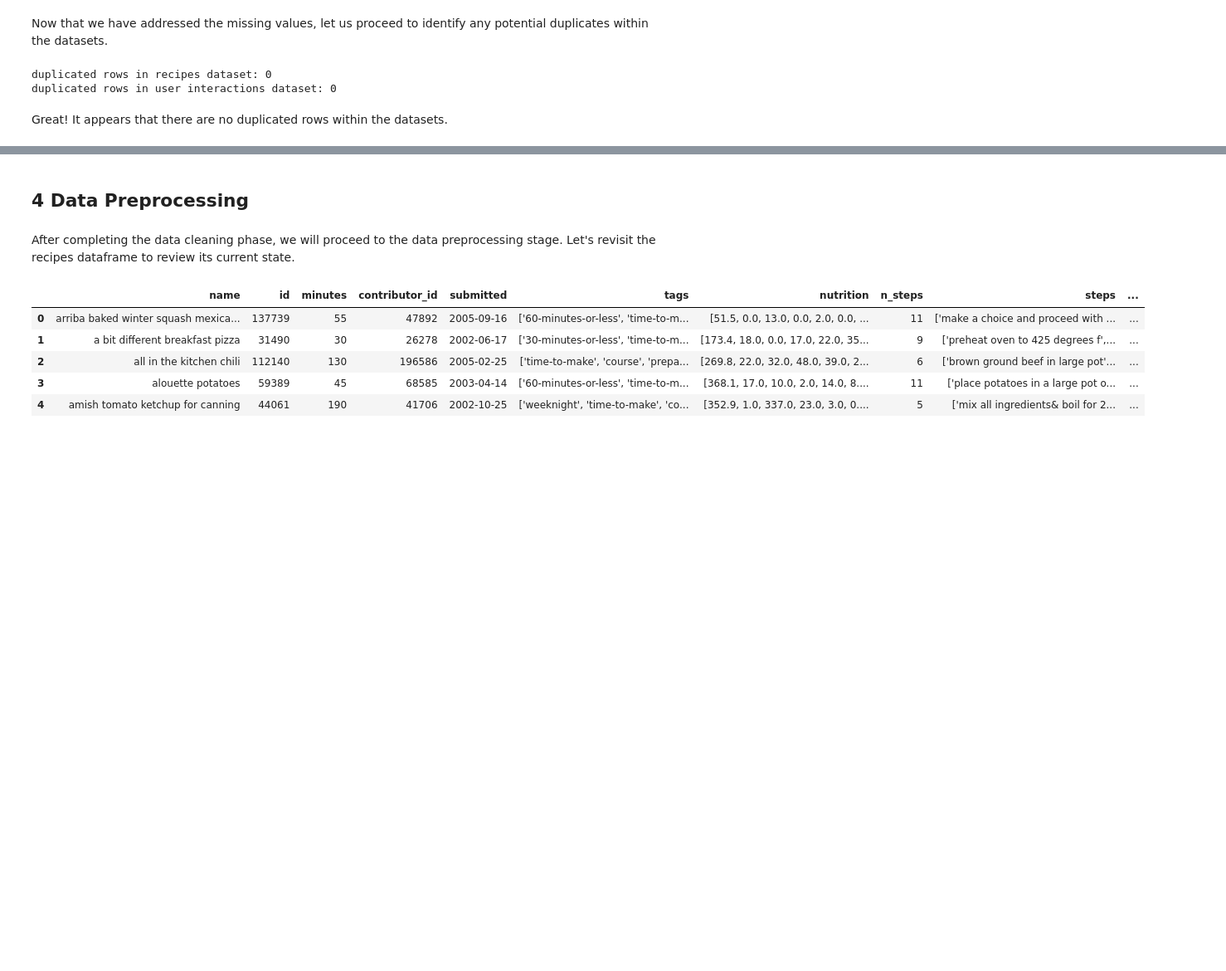
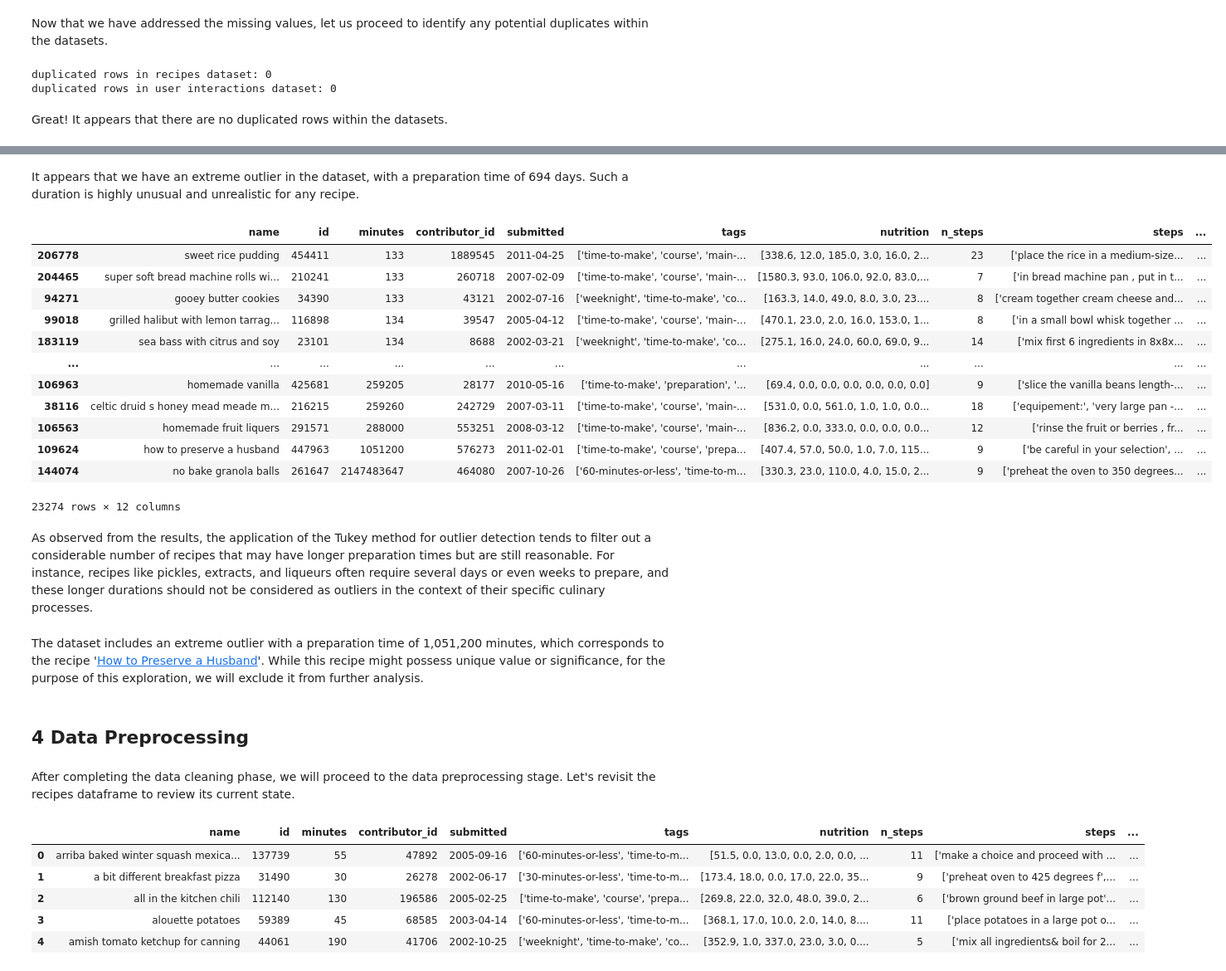
Before and after one commit to kli210/recipe_recommender_capstone, a Jupyter notebook: data_preprocessing.ipynb, the cells around one changed output, grey strips where cells are left out. Shown: that part at 83% size. Saved outputs shown, nothing was run; the diff lists cells and outputs as text; code cells hidden in the pictures; blank space fills up the shorter version.

```diff
--- a/data_preprocessing.ipynb
+++ b/data_preprocessing.ipynb
@@ -341,3 +380,36 @@ Great! It appears that there are no duplicated rows within the datasets.
+# %% [markdown]
+It appears that we have an extreme outlier in the dataset, with a preparation time of 694 days. Such a duration is highly unusual and unrealistic for any recipe.
+# %%
+# Calculate the first quartile, third quartile and the interquartile range
+Q1 = raw_recipes_df['minutes'].quantile(0.25)
+Q3 = raw_recipes_df['minutes'].quantile(0.75)
+IQR = Q3 - Q1
+
+# Calculate the maximum value and minimum values according to the Tukey rule
+max_value = Q3 + 1.5 * IQR
+min_value = Q1 - 1.5 * IQR
+
+# Filter the data for values that are greater than max_value or less than min_value
+minutes_outliers = raw_recipes_df[(raw_recipes_df['minutes'] > max_value) | (raw_recipes_df['minutes'] < min_value)]
+minutes_outliers.sort_values('minutes')
+# %% [output]
+|  | name | id | minutes | contributor_id | submitted | tags | nutrition | n_steps | steps | ... |
+| 206778 | sweet rice pudding | 454411 | 133 | 1889545 | 2011-04-25 | ['time-to-make', 'course', 'main-... | [338.6, 12.0, 185.0, 3.0, 16.0, 2... | 23 | ['place the rice in a medium-size... | ... |
+| 204465 | super soft bread machine rolls wi... | 210241 | 133 | 260718 | 2007-02-09 | ['time-to-make', 'course', 'main-... | [1580.3, 93.0, 106.0, 92.0, 83.0,... | 7 | ['in bread machine pan , put in t... | ... |
+| 94271 | gooey butter cookies | 34390 | 133 | 43121 | 2002-07-16 | ['weeknight', 'time-to-make', 'co... | [163.3, 14.0, 49.0, 8.0, 3.0, 23.... | 8 | ['cream together cream cheese and... | ... |
+| 99018 | grilled halibut with lemon tarrag... | 116898 | 134 | 39547 | 2005-04-12 | ['time-to-make', 'course', 'main-... | [470.1, 23.0, 2.0, 16.0, 153.0, 1... | 8 | ['in a small bowl whisk together ... | ... |
+| 183119 | sea bass with citrus and soy | 23101 | 134 | 8688 | 2002-03-21 | ['weeknight', 'time-to-make', 'co... | [275.1, 16.0, 24.0, 60.0, 69.0, 9... | 14 | ['mix first 6 ingredients in 8x8x... | ... |
+| ... | ... | ... | ... | ... | ... | ... | ... | ... | ... | ... |
+| 106963 | homemade vanilla | 425681 | 259205 | 28177 | 2010-05-16 | ['time-to-make', 'preparation', '... | [69.4, 0.0, 0.0, 0.0, 0.0, 0.0, 0.0] | 9 | ['slice the vanilla beans length-... | ... |
+| 38116 | celtic druid s honey mead meade m... | 216215 | 259260 | 242729 | 2007-03-11 | ['time-to-make', 'course', 'main-... | [531.0, 0.0, 561.0, 1.0, 1.0, 0.0... | 18 | ['equipement:', 'very large pan -... | ... |
+| 106563 | homemade fruit liquers | 291571 | 288000 | 553251 | 2008-03-12 | ['time-to-make', 'course', 'main-... | [836.2, 0.0, 333.0, 0.0, 0.0, 0.0... | 12 | ['rinse the fruit or berries , fr... | ... |
+| 109624 | how to preserve a husband | 447963 | 1051200 | 576273 | 2011-02-01 | ['time-to-make', 'course', 'prepa... | [407.4, 57.0, 50.0, 1.0, 7.0, 115... | 9 | ['be careful in your selection', ... | ... |
+| 144074 | no bake granola balls | 261647 | 2147483647 | 464080 | 2007-10-26 | ['60-minutes-or-less', 'time-to-m... | [330.3, 23.0, 110.0, 4.0, 15.0, 2... | 9 | ['preheat the oven to 350 degrees... | ... |
+23274 rows × 12 columns
+# %% [markdown]
+As observed from the results, the application of the Tukey method for outlier detection tends to filter out a considerable number of recipes that may have longer preparation times but are still reasonable. For instance, recipes like pickles, extracts, and liqueurs often require several days or even weeks to prepare, and these longer durations should not be considered as outliers in the context of their specific culinary processes.
+# %% [markdown]
+The dataset includes an extreme outlier with a preparation time of 1,051,200 minutes, which corresponds to the recipe '[How to Preserve a Husband](https://www.food.com/recipe/how-to-preserve-a-husband-447963)'. While this recipe might possess unique value or significance, for the purpose of this exploration, we will exclude it from further analysis.
 # %% [markdown]
 ## 4 Data Preprocessing <a class="anchor" id="four"></a>
 # %% [markdown]
```
Also changed, not shown: parts of 24 cells of this notebook.
